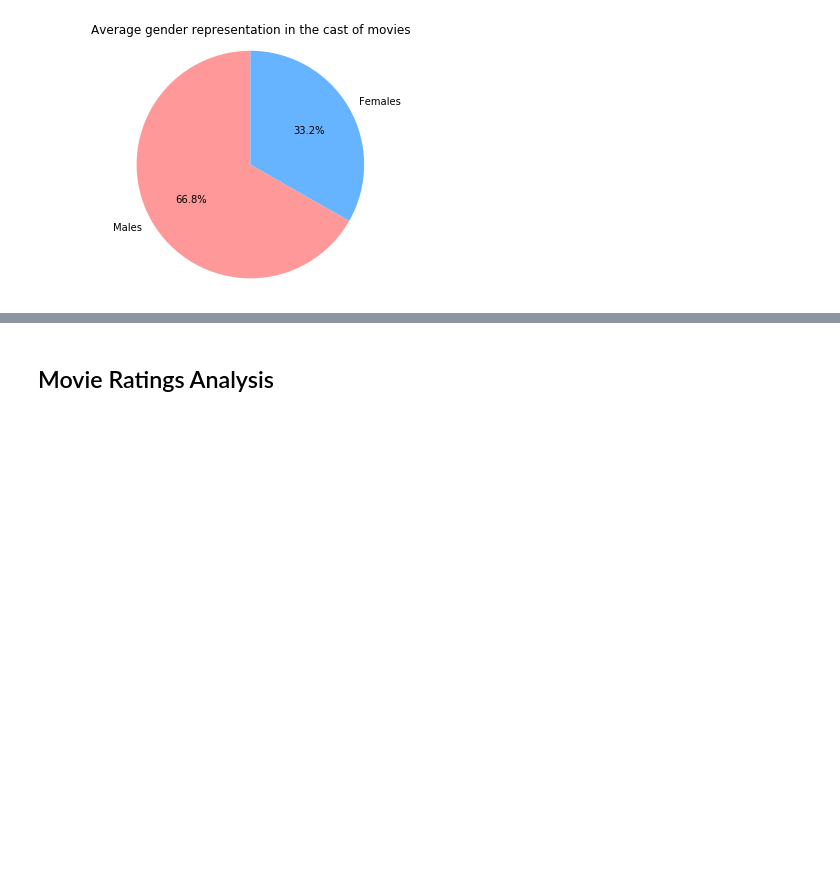
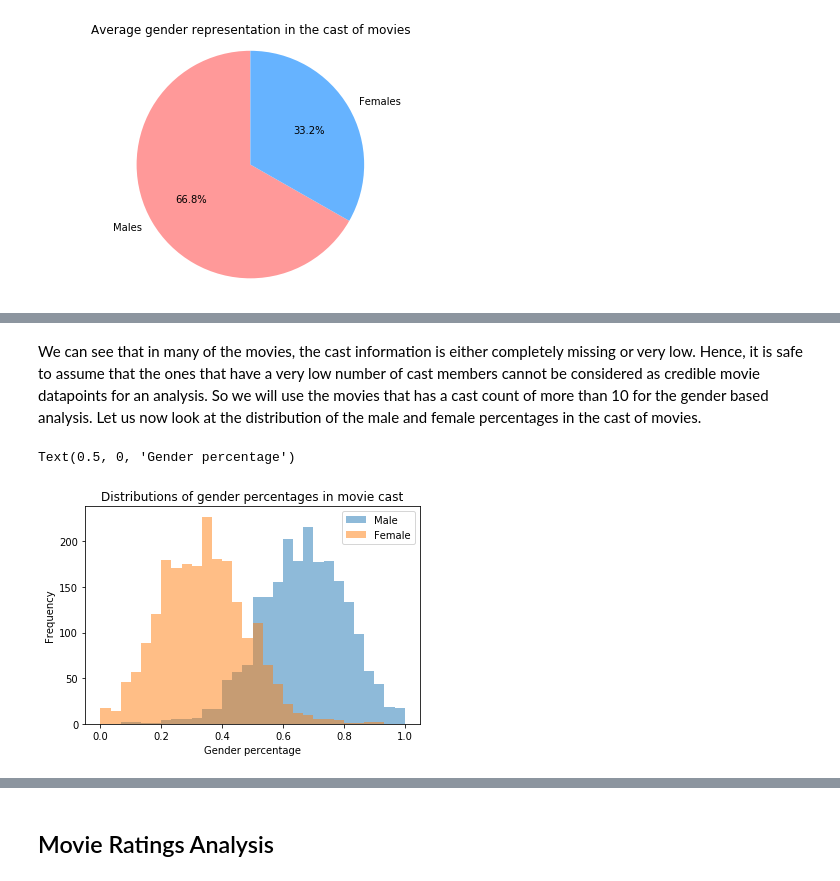
Before and after one commit to Ruchiranga/AD_A-team-project, a Jupyter notebook: Milestone3-ruchiranga.ipynb, the cells around one changed output, grey strips where cells are left out. Cells and saved outputs as stored; diff of their text form; code cells hidden in the pictures; blank space fills up the shorter version.

```diff
--- a/Milestone3-ruchiranga.ipynb
+++ b/Milestone3-ruchiranga.ipynb
@@ -314,0 +333,12 @@ Next we check if this situation is different in the successful movies
+# %% [markdown]
+We can see that in many of the movies, the cast information is either completely missing or very low. Hence, it is safe to assume that the ones that have a very low number of cast members cannot be considered as credible movie datapoints for an analysis. So we will use the movies that has a cast count of more than 10 for the gender based analysis. Let us now look at the distribution of the male and female percentages in the cast of movies.
+# %%
+# Consider movies that have a total cast count of atleast 10 since the rest do not seem like credible
+tconst_genders_cred = tconst_genders[tconst_genders.total > 10]
+ax = tconst_genders_cred[['male', 'female']].plot.hist(bins=30, alpha=0.5)
+ax.set_title('Distributions of gender percentages in movie cast')
+ax.legend(['Male', 'Female'])
+ax.set_xlabel('Gender percentage')
+# %% [output]
+Text(0.5, 0, 'Gender percentage')
+[figure, added]
```
Also changed, not shown: parts of 142 cells of this notebook.
